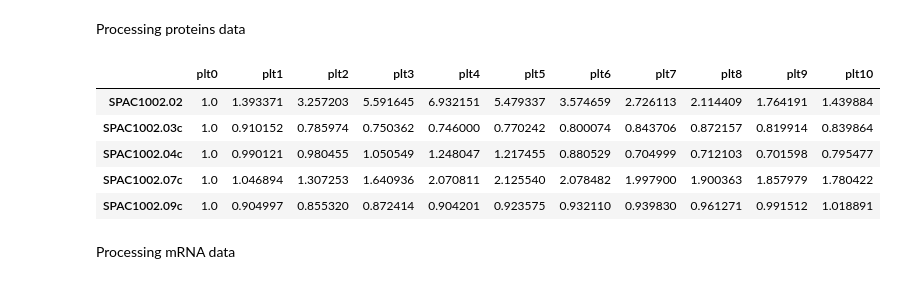
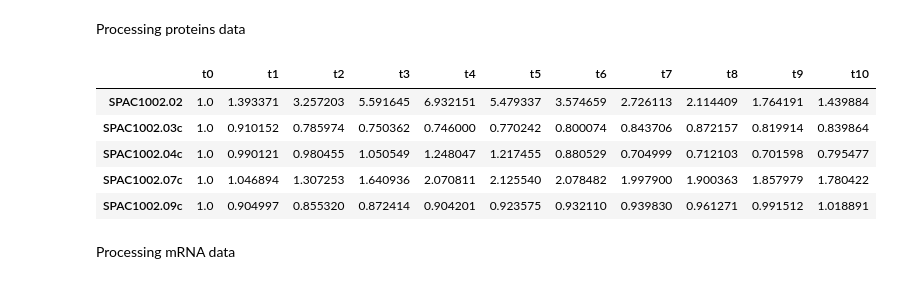
Before and after one commit to lfkrapp/easy-pancake, a Jupyter notebook: Project.ipynb, the cells around one changed output. Cells and saved outputs as stored; diff of their text form; code cells hidden in the pictures.

```diff
--- a/Project.ipynb
+++ b/Project.ipynb
@@ -49,20 +46,20 @@ Processing proteins data
 # %%
 # split protein data into 3 sets
 data_prot_A = pd.DataFrame(raw_data_prot.ix[:,0:11].values)
 data_prot_B = pd.DataFrame(raw_data_prot.ix[:,11:22].values)
 data_prot_C = pd.DataFrame(raw_data_prot.ix[:,22:33].values)
 
 # compute average of the 3 data sets
 data_prot = (data_prot_A + data_prot_B + data_prot_C).copy()/3.0
 
 # set columns and rows indexes
-data_prot.columns = ['plt'+str(k) for k in range(0,11)]
+data_prot.columns = ['t'+str(k) for k in range(0,11)]
 data_prot.index = raw_data_prot.index
 
 # show begining of dataframe
 data_prot.head()
 # %% [output]
-|  | plt0 | plt1 | plt2 | plt3 | plt4 | plt5 | plt6 | plt7 | plt8 | plt9 | plt10 |
+|  | t0 | t1 | t2 | t3 | t4 | t5 | t6 | t7 | t8 | t9 | t10 |
 | SPAC1002.02 | 1.0 | 1.393371 | 3.257203 | 5.591645 | 6.932151 | 5.479337 | 3.574659 | 2.726113 | 2.114409 | 1.764191 | 1.439884 |
 | SPAC1002.03c | 1.0 | 0.910152 | 0.785974 | 0.750362 | 0.746000 | 0.770242 | 0.800074 | 0.843706 | 0.872157 | 0.819914 | 0.839864 |
 | SPAC1002.04c | 1.0 | 0.990121 | 0.980455 | 1.050549 | 1.248047 | 1.217455 | 0.880529 | 0.704999 | 0.712103 | 0.701598 | 0.795477 |
```
Also changed, not shown: parts of 26 cells of this notebook.
